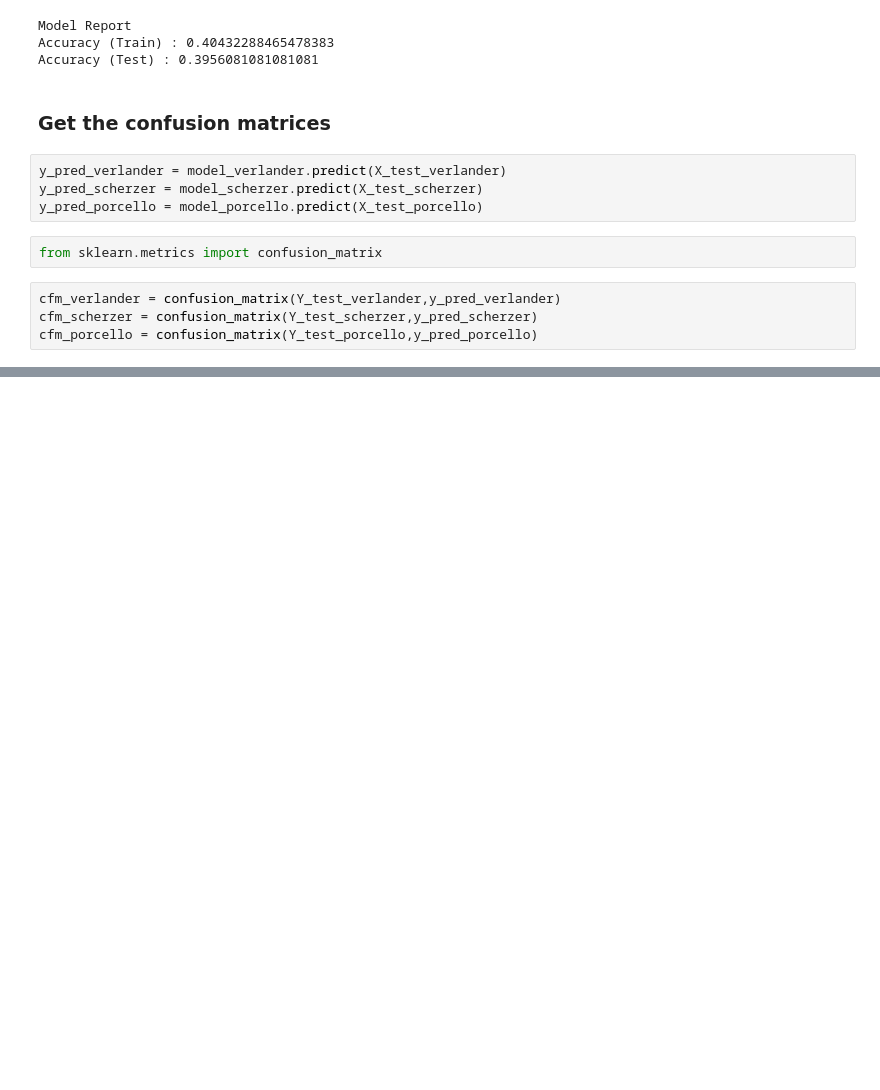
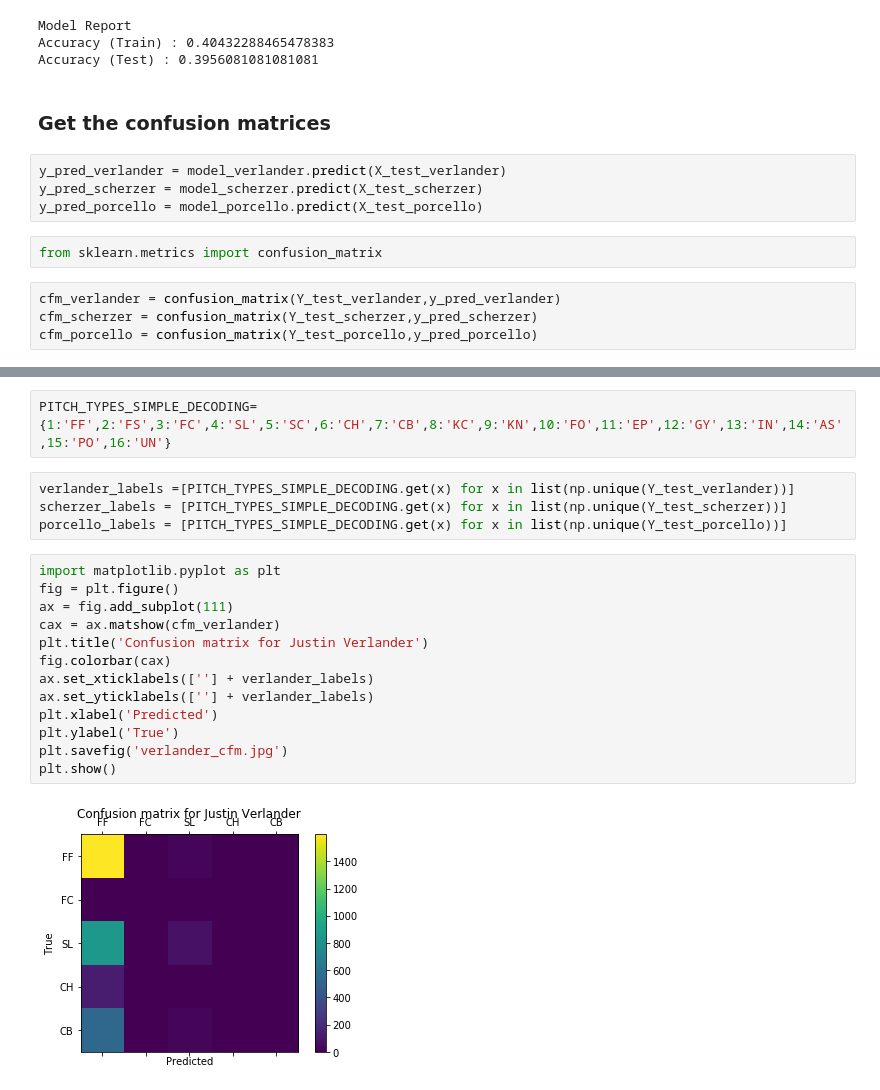
Before and after one commit to JavierPalomares90/scalable_ml_project, a Jupyter notebook: Tuning_XGB.ipynb, the cells around one changed output, grey strips where cells are left out. Saved outputs shown, nothing was run; the diff lists cells and outputs as text; blank space fills up the shorter version.

Commit message:
Add confusion matrices

```diff
--- a/Tuning_XGB.ipynb
+++ b/Tuning_XGB.ipynb
@@ -525,0 +519,21 @@ array([[1598,    0,   28,    0,    1],
+# %%
+PITCH_TYPES_SIMPLE_DECODING={1:'FF',2:'FS',3:'FC',4:'SL',5:'SC',6:'CH',7:'CB',8:'KC',9:'KN',10:'FO',11:'EP',12:'GY',13:'IN',14:'AS',15:'PO',16:'UN'}
+# %%
+verlander_labels =[PITCH_TYPES_SIMPLE_DECODING.get(x) for x in list(np.unique(Y_test_verlander))]
+scherzer_labels = [PITCH_TYPES_SIMPLE_DECODING.get(x) for x in list(np.unique(Y_test_scherzer))]
+porcello_labels = [PITCH_TYPES_SIMPLE_DECODING.get(x) for x in list(np.unique(Y_test_porcello))]
+# %%
+import matplotlib.pyplot as plt
+fig = plt.figure()
+ax = fig.add_subplot(111)
+cax = ax.matshow(cfm_verlander)
+plt.title('Confusion matrix for Justin Verlander')
+fig.colorbar(cax)
+ax.set_xticklabels([''] + verlander_labels)
+ax.set_yticklabels([''] + verlander_labels)
+plt.xlabel('Predicted')
+plt.ylabel('True')
+plt.savefig('verlander_cfm.jpg')
+plt.show()
+# %% [output]
+[figure, added]
```
Also changed, not shown: parts of 3 cells of this notebook, 3 other files.
